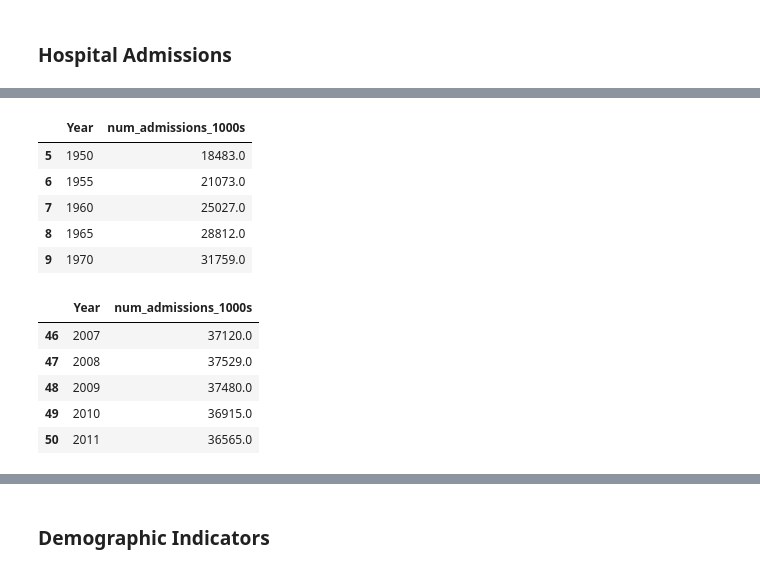
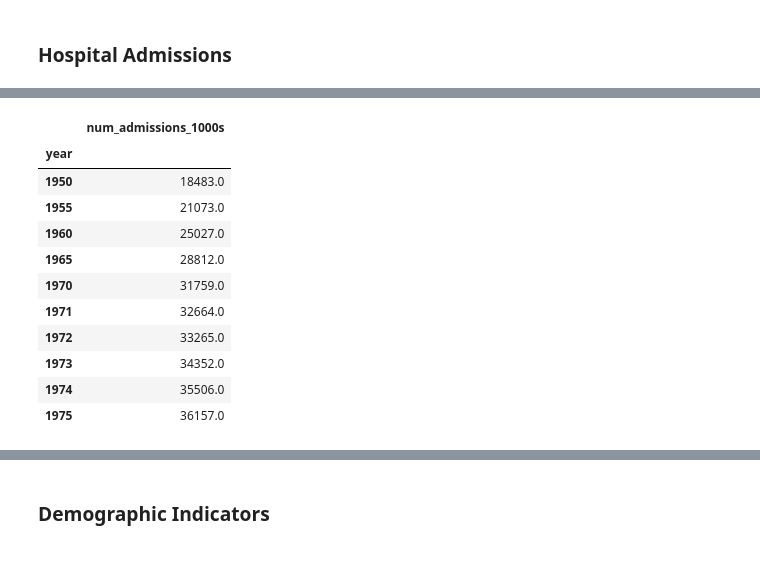
Before and after one commit to gvnsp/618, a Jupyter notebook: emanwong_618_proj.ipynb, the cells around one changed output, grey strips where cells are left out. Cells and saved outputs as stored; diff of their text form; code cells hidden in the pictures.

```diff
--- a/emanwong_618_proj.ipynb
+++ b/emanwong_618_proj.ipynb
@@ -30,26 +26,24 @@ hospital_admissions = pd.read_excel(data_path(hospital_admissions_filename), she
 hospital_admissions = hospital_admissions.drop(columns=['Unnamed: 0'])
 hospital_admissions = hospital_admissions.iloc[4:,:]
 # rename columns
-hospital_admissions.rename(columns={'Unnamed: 1':'Year', 'Unnamed: 2':'num_admissions_1000s'}, inplace=True)
+hospital_admissions.rename(columns={'Unnamed: 1':'year', 'Unnamed: 2':'num_admissions_1000s'}, inplace=True)
 # fix type
-hospital_admissions['Year'] = pd.to_numeric(hospital_admissions['Year'])
+hospital_admissions['year'] = pd.to_numeric(hospital_admissions['year'])
 # set dates
-hospital_admissions = hospital_admissions.loc[(hospital_admissions['Year'] >= 1950) & (hospital_admissions['Year'] <= 2011)]
+hospital_admissions = hospital_admissions.loc[(hospital_admissions['year'] >= 1950) & (hospital_admissions['year'] <= 2011)]
+hospital_admissions.set_index('year', inplace=True)
 # %%
-hospital_admissions.head()
+hospital_admissions.head(10)
 # %% [output]
-|  | Year | num_admissions_1000s |
-| 5 | 1950 | 18483.0 |
-| 6 | 1955 | 21073.0 |
-| 7 | 1960 | 25027.0 |
-| 8 | 1965 | 28812.0 |
-| 9 | 1970 | 31759.0 |
+|  | num_admissions_1000s |
+| year |  |
+| 1950 | 18483.0 |
+| 1955 | 21073.0 |
+| 1960 | 25027.0 |
+| 1965 | 28812.0 |
+| 1970 | 31759.0 |
+| 1971 | 32664.0 |
+| 1972 | 33265.0 |
+| 1973 | 34352.0 |
+| 1974 | 35506.0 |
+| 1975 | 36157.0 |
-# %%
-hospital_admissions.tail()
-# %% [output]
-|  | Year | num_admissions_1000s |
-| 46 | 2007 | 37120.0 |
-| 47 | 2008 | 37529.0 |
-| 48 | 2009 | 37480.0 |
-| 49 | 2010 | 36915.0 |
-| 50 | 2011 | 36565.0 |
```
Also changed, not shown: parts of 50 cells of this notebook.
